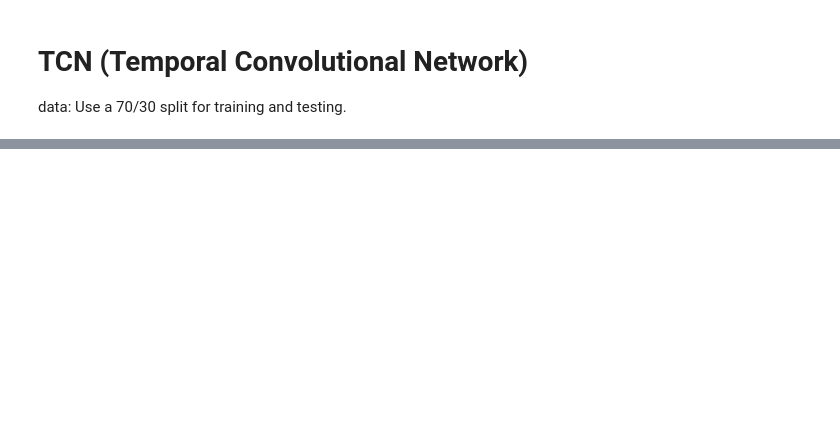
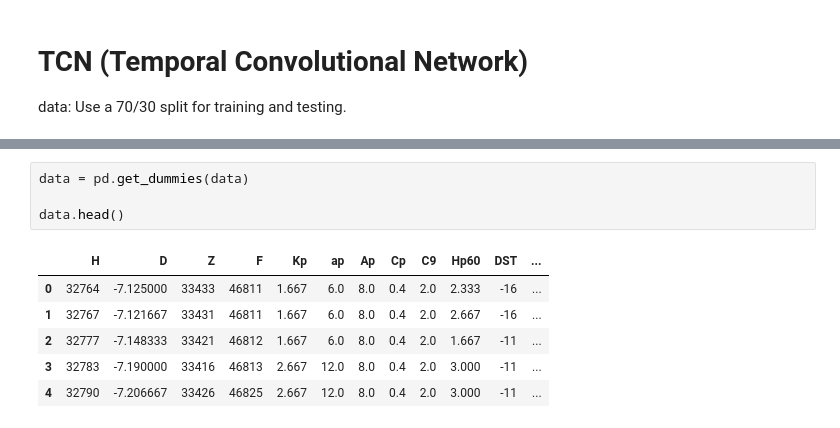
Before and after one commit to Phon-student/SpaceSci-GeoMag, a Jupyter notebook: spacesci-geomag.ipynb, the cells around one changed output, grey strips where cells are left out. Cells and saved outputs as stored; diff of their text form; blank space fills up the shorter version.

```diff
--- a/spacesci-geomag.ipynb
+++ b/spacesci-geomag.ipynb
@@ -4,0 +24,11 @@ data: Use a 70/30 split for training and testing.
+# %%
+data = pd.get_dummies(data)
+
+data.head()
+# %% [output]
+|  | H | D | Z | F | Kp | ap | Ap | Cp | C9 | Hp60 | DST | ... |
+| 0 | 32764 | -7.125000 | 33433 | 46811 | 1.667 | 6.0 | 8.0 | 0.4 | 2.0 | 2.333 | -16 | ... |
+| 1 | 32767 | -7.121667 | 33431 | 46811 | 1.667 | 6.0 | 8.0 | 0.4 | 2.0 | 2.667 | -16 | ... |
+| 2 | 32777 | -7.148333 | 33421 | 46812 | 1.667 | 6.0 | 8.0 | 0.4 | 2.0 | 1.667 | -11 | ... |
+| 3 | 32783 | -7.190000 | 33416 | 46813 | 2.667 | 12.0 | 8.0 | 0.4 | 2.0 | 3.000 | -11 | ... |
+| 4 | 32790 | -7.206667 | 33426 | 46825 | 2.667 | 12.0 | 8.0 | 0.4 | 2.0 | 3.000 | -11 | ... |
```
Also changed, not shown: parts of 7 cells of this notebook.
